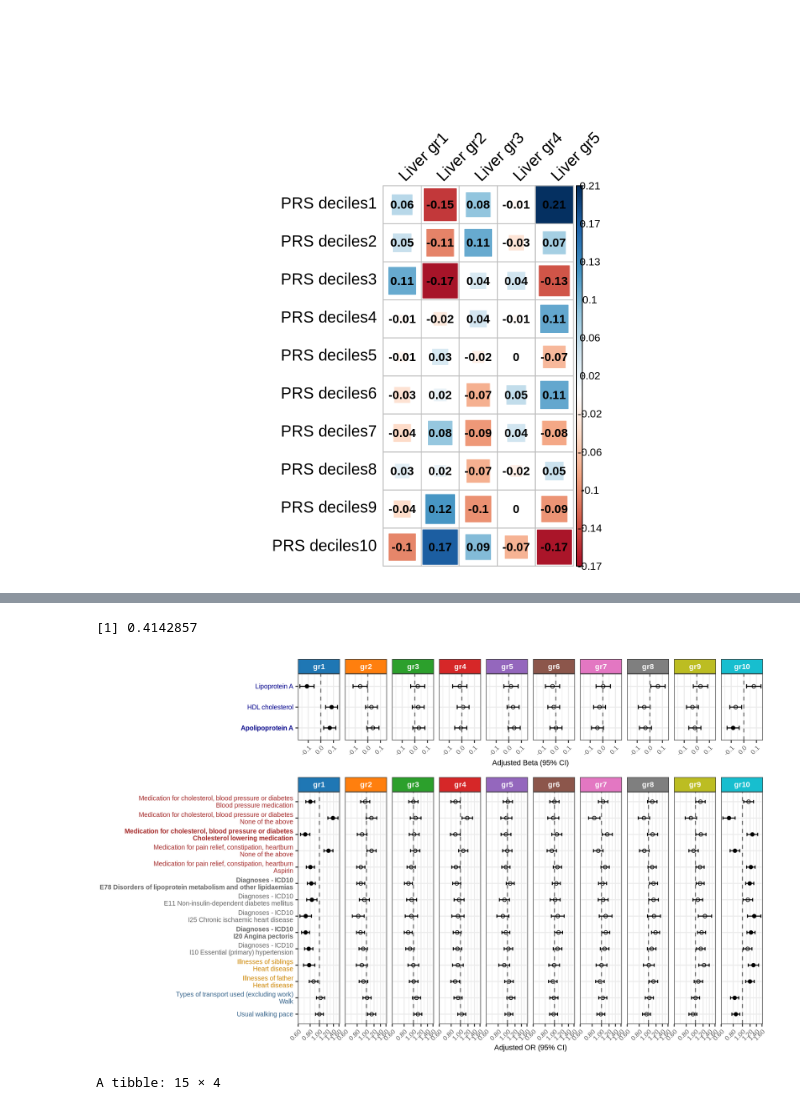
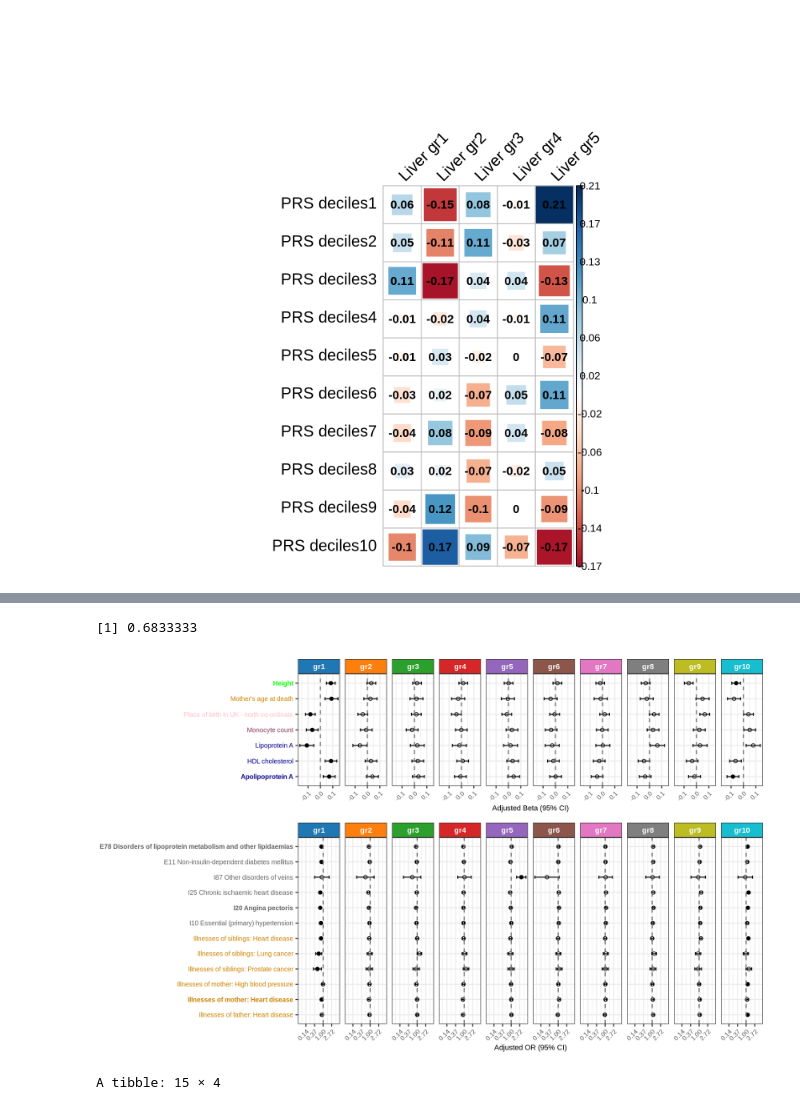
Before and after one commit to zillerlab/CASTom-iGEx_Paper, a Jupyter notebook: jupyter_notebook/CAD_clustering/Compare_Cluster_PRS.ipynb, the cells around one changed output, grey strips where cells are left out. Saved outputs shown, nothing was run; the diff lists cells and outputs as text; code cells hidden in the pictures.

Commit message:
update endopheno

```diff
--- a/jupyter_notebook/CAD_clustering/Compare_Cluster_PRS.ipynb
+++ b/jupyter_notebook/CAD_clustering/Compare_Cluster_PRS.ipynb
@@ -27,7 +27,7 @@ fold_tissue <- "OUTPUT_GTEx/predict_CAD/Liver/200kb/CAD_GWAS_bin5e-2/UKBB/devgen
 out_tissue <- get(load(sprintf('%s/tscore_corrPCs_zscaled_clusterCases_PGmethod_HKmetric.RData', fold_tissue)))
 gene_tissue <- get(load(sprintf('%s/tscoreOriginal_corrPCs_tscoreClusterCases_featAssociation.RData', fold_tissue)))
 path_tissue <- get(load(sprintf('%s/pathOriginal_filtJS0.2_corrPCs_tscoreClusterCases_featAssociation.RData', fold_tissue)))
-endop_tissue <- read_tsv(sprintf('%s/filter_endopheno/Integrated_analysis_v2_all_groupwise_endophenotypes_v2.txt', fold_tissue), show_col_types = FALSE)
+endop_tissue <- read_tsv(sprintf('%s/filter_endopheno/tscore_corrPCs_zscaled_clusterCases_PGmethod_HKmetric_phenoAssociation_GLM_combined_keepPhenoClass.txt', fold_tissue), show_col_types = FALSE)
 endop_variance_tissue_wm <- read_tsv(sprintf('%s/rescaleCont_withMedication_tscore_corrPCs_zscaled_clusterCases_group_phenotype_R2.txt', fold_tissue), show_col_types = FALSE)
 endop_variance_tissue_wom <- read_tsv(sprintf('%s/rescaleCont_withoutMedication_tscore_corrPCs_zscaled_clusterCases_group_phenotype_R2.txt', fold_tissue), show_col_types = FALSE)
 
@@ -40,14 +40,14 @@ PRS_res$Individual_ID <- paste0("X", PRS_res$FID)
 out_PRSdec <- get(load(sprintf('%s/PRS_CAD_UKBB_Cases_deciles.RData', fold_PRS)))
 gene_PRSdec <- get(load(sprintf('%s/tscoreOriginal_corrPCs_PRS_decilesClusterCases_featAssociation.RData', fold_PRS)))
 path_PRSdec <- get(load(sprintf('%s/pathOriginal_filtJS0.2_corrPCs_PRS_decilesClusterCases_featAssociation.RData', fold_PRS)))
-endop_PRSdec <- read_tsv(sprintf('%s/filter_endopheno/Integrated_analysis_v2_all_groupwise_endophenotypes_PRS_deciles_cases_v2.txt', fold_PRS), show_col_types = FALSE)
+endop_PRSdec <- read_tsv(sprintf('%s/filter_endopheno/PRS_deciles_clusterCases_PGmethod_HKmetric_phenoAssociation_GLM_combined_keepPhenoClass.txt', fold_PRS), show_col_types = FALSE)
 endop_variance_PRSdec_wm <- read_tsv(sprintf('%s/rescaleCont_withMedication_PRS_deciles_clusterCases_group_phenotype_R2.txt', fold_PRS), show_col_types = FALSE)
 endop_variance_PRSdec_wom <- read_tsv(sprintf('%s/rescaleCont_withoutMedication_PRS_deciles_clusterCases_group_phenotype_R2.txt', fold_PRS), show_col_types = FALSE)
 
 out_PRSqua <- get(load(sprintf('%s/PRS_CAD_UKBB_Cases_quantiles.RData', fold_PRS)))
 gene_PRSqua <- get(load(sprintf('%s/tscoreOriginal_corrPCs_PRS_quantilesClusterCases_featAssociation.RData', fold_PRS)))
 path_PRSqua <- get(load(sprintf('%s/pathOriginal_filtJS0.2_corrPCs_PRS_quantilesClusterCases_featAssociation.RData', fold_PRS)))
-endop_PRSqua <- read_tsv(sprintf('%s/filter_endopheno/Integrated_analysis_v2_all_groupwise_endophenotypes_PRS_quantiles_cases_v2.txt', fold_PRS), show_col_types = FALSE)
+endop_PRSqua <- read_tsv(sprintf('%s/filter_endopheno/PRS_quantiles_clusterCases_PGmethod_HKmetric_phenoAssociation_GLM_combined_keepPhenoClass.txt', fold_PRS), show_col_types = FALSE)
 endop_variance_PRSqua_wm <- read_tsv(sprintf('%s/rescaleCont_withMedication_PRS_quantiles_clusterCases_group_phenotype_R2.txt', fold_PRS), show_col_types = FALSE)
 endop_variance_PRSqua_wom <- read_tsv(sprintf('%s/rescaleCont_withoutMedication_PRS_quantiles_clusterCases_group_phenotype_R2.txt', fold_PRS), show_col_types = FALSE)
 
@@ -121,6 +121,9 @@ plot_variance_explained_comparision <- function(
 
 pheno_id <- unique(res_tissue$pheno_id[res_tissue$pvalue <= pvalue_thr])
 length(pheno_id)
+# consider only pheno_id restricted class
+res_variance_tissue <- res_variance_tissue %>% filter(pheno_id %in% res_tissue$pheno_id)
+res_variance_PRS <- res_variance_PRS %>% filter(pheno_id %in% res_tissue$pheno_id)
 
 df <- data.frame(
   pheno_id = res_variance_tissue$pheno_id,
@@ -317,15 +320,18 @@ plot_nsign_features <- function(res_tissue, res_PRS, tissue_name, PRS_name, type
 }
 
 # endophenotype plot
-endopheno_forest_plot <- function(common_endo, colorFile, res_pheno, pval_pheno = 0.0001, outFold, type_input, type_cluster) {
+endopheno_forest_plot <- function(common_endo, colorFile, res_pheno, pval_pheno = 0.0001, pval_corr_thr = 0.05, outFold, type_input, type_cluster) {
 
     pheno_ann <- read.delim(colorFile, header = T, stringsAsFactors = F)
 
-    id_keep <- unique(res_pheno$pheno_id[res_pheno$pvalue <= pval_pheno | res_pheno$pval_corr <= 0.05])
+    id_keep <- unique(res_pheno$pheno_id[res_pheno$pvalue <= pval_pheno | res_pheno$pval_corr <= pval_corr_thr])
     id_keep <- id_keep[!is.na(id_keep)]
     df_red <- res_pheno %>% filter(pheno_id %in% id_keep) %>%
-        mutate(new_id = ifelse(is.na(meaning), paste(Field),paste(Field, meaning, sep = '\n'))) %>%
-        mutate(sign = ifelse(pval_corr <= 0.05, 'yes', 'no')) %>%
+        mutate(new_id = case_when(Field == "Diagnoses - ICD10" & !is.na(meaning)  ~ meaning,
+                                  grep("Illnesses", Field) & !is.na(meaning) ~ paste(Field, meaning, sep = ': '),
+                                  is.na(meaning) ~ paste(Field),
+                                  TRUE ~ paste(Field, meaning, sep = '\n'))) %>%
+        mutate(sign = ifelse(pval_corr <= pval_corr_thr, 'yes', 'no')) %>%
         mutate(type_res = ifelse(type_pheno == 'CONTINUOUS', 'beta', 'OR')) %>%
         mutate(OR_or_Beta = ifelse(se_beta > 100, NA, OR_or_Beta)) %>%
         mutate(CI_low = ifelse(se_beta > 100, NA, CI_low)) %>%
@@ -345,7 +351,6 @@ endopheno_forest_plot <- function(common_endo, colorFile, res_pheno, pval_pheno
     pheno_ann_red2$in_common <- df_red_for_ann$pheno_id[df_red_for_ann$type_pheno == 'CONTINUOUS'] %in% common_endo$pheno_id
     pheno_ann_red2$face <-  sapply(pheno_ann_red2$in_common, function(x) ifelse(x, 'bold', 'plain'))
 
-
     len_w <- length(unique(df_red$comp))
     len_h <- length(unique(df_red$pheno_id))
     # change labels
@@ -360,7 +365,7 @@ endopheno_forest_plot <- function(common_endo, colorFile, res_pheno, pval_pheno
     gr_color <- pal_d3("category20")(P)
   }
 
-  if(any(df_red$type_pheno != 'CONTINUOUS')){
+    if(any(df_red$type_pheno != 'CONTINUOUS')){
 
     pl_OR <-  ggplot(subset(df_red, type_pheno != 'CONTINUOUS'), aes(x = new_id, y = OR_or_Beta, shape = sign))+
       geom_point()+geom_errorbar(aes(ymin=CI_low, ymax=CI_up), width=.2, position=position_dodge(0.05))+
@@ -383,7 +388,7 @@ endopheno_forest_plot <- function(common_endo, colorFile, res_pheno, pval_pheno
     stripr <- which(grepl('strip-t', pl_OR$layout$name))
     fills <- gr_color
     k <- 1
-    for (i in stripr) {
+        for (i in stripr) {
       j <- which(grepl('rect', pl_OR$grobs[[i]]$grobs[[1]]$childrenOrder))
       pl_OR$grobs[[i]]$grobs[[1]]$children[[j]]$gp$fill <- fills[k]
       k <- k+1
@@ -411,14 +416,14 @@ endopheno_forest_plot <- function(common_endo, colorFile, res_pheno, pval_pheno
     sum_c <- sum(df_red$type_pheno == 'CONTINUOUS')
     sum_notc <- sum(df_red$type_pheno != 'CONTINUOUS')
 
-    ratio_OR_beta <- ifelse(sum_c > sum_notc, (sum_notc)/sum_c + 0.2, (sum_c)/sum_notc + 0.2)
+    ratio_OR_beta <- ifelse(sum_c > sum_notc, (sum_notc)/sum_c + 0.1, (sum_c)/sum_notc + 0.1)
     print(ratio_OR_beta)
 
     pl_beta <- ggplot_gtable(ggplot_build(pl_beta))
     stripr <- which(grepl('strip-t', pl_beta$layout$name))
     fills <- gr_color
     k <- 1
-    for (i in stripr) {
+        for (i in stripr) {
       j <- which(grepl('rect', pl_beta$grobs[[i]]$grobs[[1]]$childrenOrder))
       pl_beta$grobs[[i]]$grobs[[1]]$children[[j]]$gp$fill <- fills[k]
       k <- k+1
@@ -441,7 +446,7 @@ endopheno_forest_plot <- function(common_endo, colorFile, res_pheno, pval_pheno
   }
 
   ggsave(filename = sprintf('%s%s_cluster%s_phenoAssociation_GLM_betaOR_Integrated.pdf', outFold, type_input, type_cluster),
-         width = len_w*0.8+4, height = len_h*0.2+2, plot = tot_pl, device = 'pdf')
+         width = len_w*0.8+4, height = len_h*0.2+1, plot = tot_pl, device = 'pdf')
 
       return(tot_pl)
 }
@@ -596,7 +686,7 @@ A matrix: 10 × 5 of type dbl
 # %%
 options(repr.plot.width = 5, repr.plot.height = 5, repr.plot.res = 200)
 # plot endophenotypes
-common_endo <- plot_intersection_endop(endop_tissue, endop_PRSdec, outFold, pval_corr_thr = 0.05,
+common_endo <- plot_intersection_endop(endop_tissue, endop_PRSdec, outFold, pval_corr_thr = 0.1,
     name_PRS = 'PRSdeciles', name_tissue = 'Liver', width_pl = 5, height_pl = 5)
 common_endo
 # %% [output]
@@ -617,6 +708,7 @@ endopheno_forest_plot(
     colorFile,
     endop_PRSdec,
     pval_pheno = 0.0001,
+    pval_corr_thr = 0.1,
     outFold = outFold,
     type_input = 'PRSdeciles',
     type_cluster = 'Cases')
@@ -624,11 +718,11 @@ endopheno_forest_plot(
 Warning message:
 “Vectorized input to `element_text()` is not officially supported.
 Results may be unexpected or may change in future versions of ggplot2.”
 Warning message:
 “Vectorized input to `element_text()` is not officially supported.
 Results may be unexpected or may change in future versions of ggplot2.”
-[1] 0.4142857
+[1] 0.6833333
-[figure, old version]
+[figure, new version]
 # %%
 # plot number of genes and pathways associated with clusters
 options(repr.plot.width = 7, repr.plot.height = 5, repr.plot.res = 200)
```
Also changed, not shown: parts of 9 cells of this notebook.
